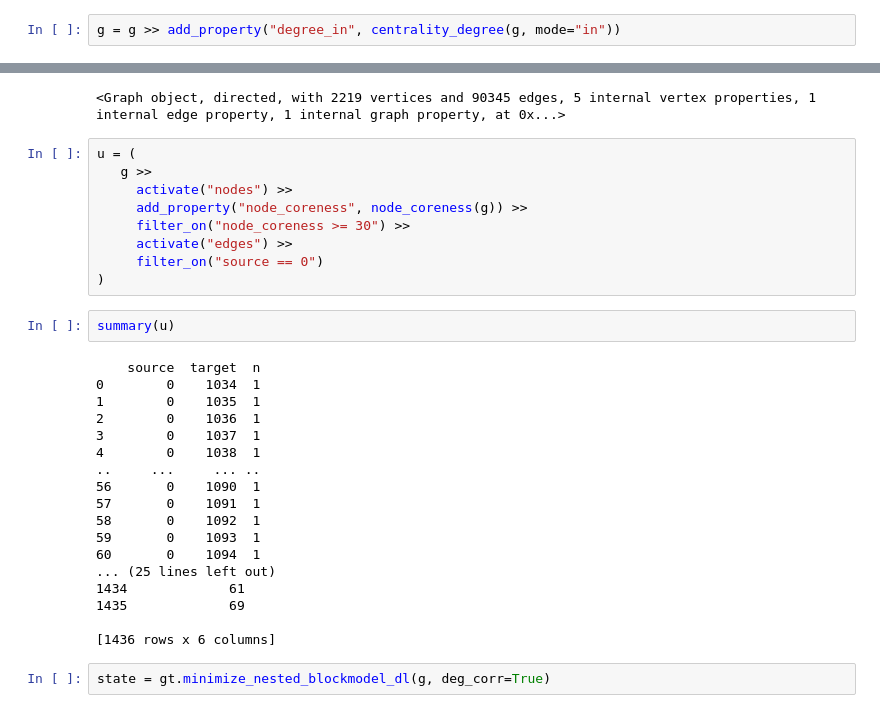
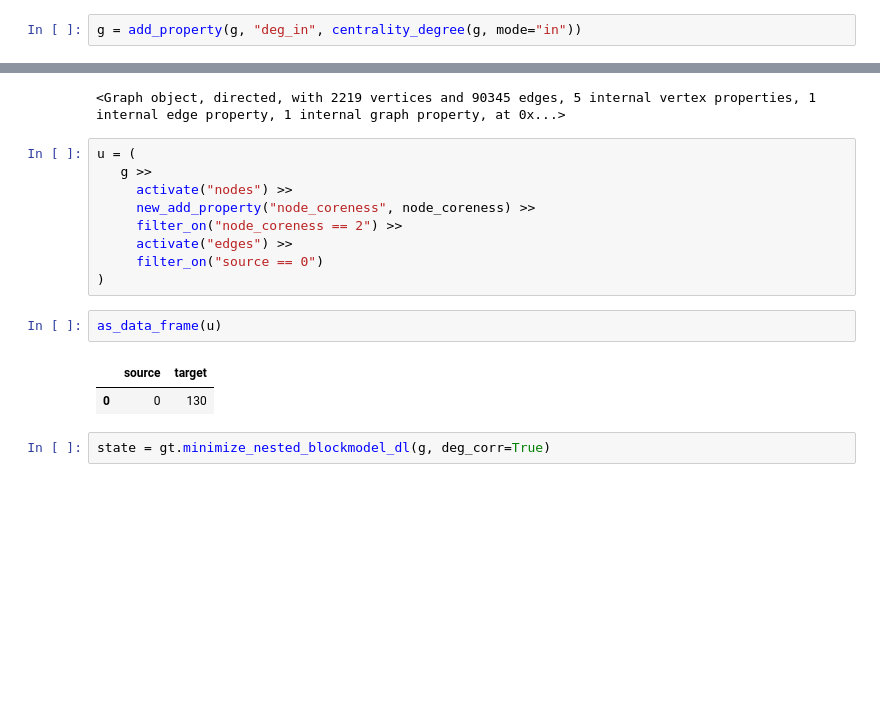
Before and after one commit to jstonge/tidygraphtool, a Jupyter notebook: vignettes/hsbm-tutorial.ipynb, the cells around one changed output, grey strips where cells are left out. Drawn from its saved outputs; the diff is of its cells as text; blank space fills up the shorter version.

```diff
--- a/vignettes/hsbm-tutorial.ipynb
+++ b/vignettes/hsbm-tutorial.ipynb
@@ -63,5 +65,5 @@ Now that we have a graph, we want to manipulate it to better understand it. For
 # %%
-g = g >> add_property("degree_in", centrality_degree(g, mode="in"))
+g = add_property(g, "deg_in", centrality_degree(g, mode="in"))
 # %%
 # If more than one line
 u = (
@@ -84,31 +86,16 @@ activate(g, "edges")
 u = (
    g >>
      activate("nodes") >>
-     add_property("node_coreness", node_coreness(g)) >>
-     filter_on("node_coreness >= 30") >>
+     new_add_property("node_coreness", node_coreness) >>
+     filter_on("node_coreness == 2") >>
      activate("edges") >>
      filter_on("source == 0")
 )
 # %%
-summary(u)
+as_data_frame(u)
 # %% [output]
-    source  target  n
-0        0    1034  1
-1        0    1035  1
-2        0    1036  1
-3        0    1037  1
-4        0    1038  1
-..     ...     ... ..
-56       0    1090  1
-57       0    1091  1
-58       0    1092  1
-59       0    1093  1
-60       0    1094  1
-... (25 lines left out)
-1434             61
-1435             69
-
-[1436 rows x 6 columns]
+|  | source | target |
+| 0 | 0 | 130 |
 # %%
 state = gt.minimize_nested_blockmodel_dl(g, deg_corr=True)
 # %%
```
Also changed, not shown: parts of 6 cells of this notebook, 24 other files.
